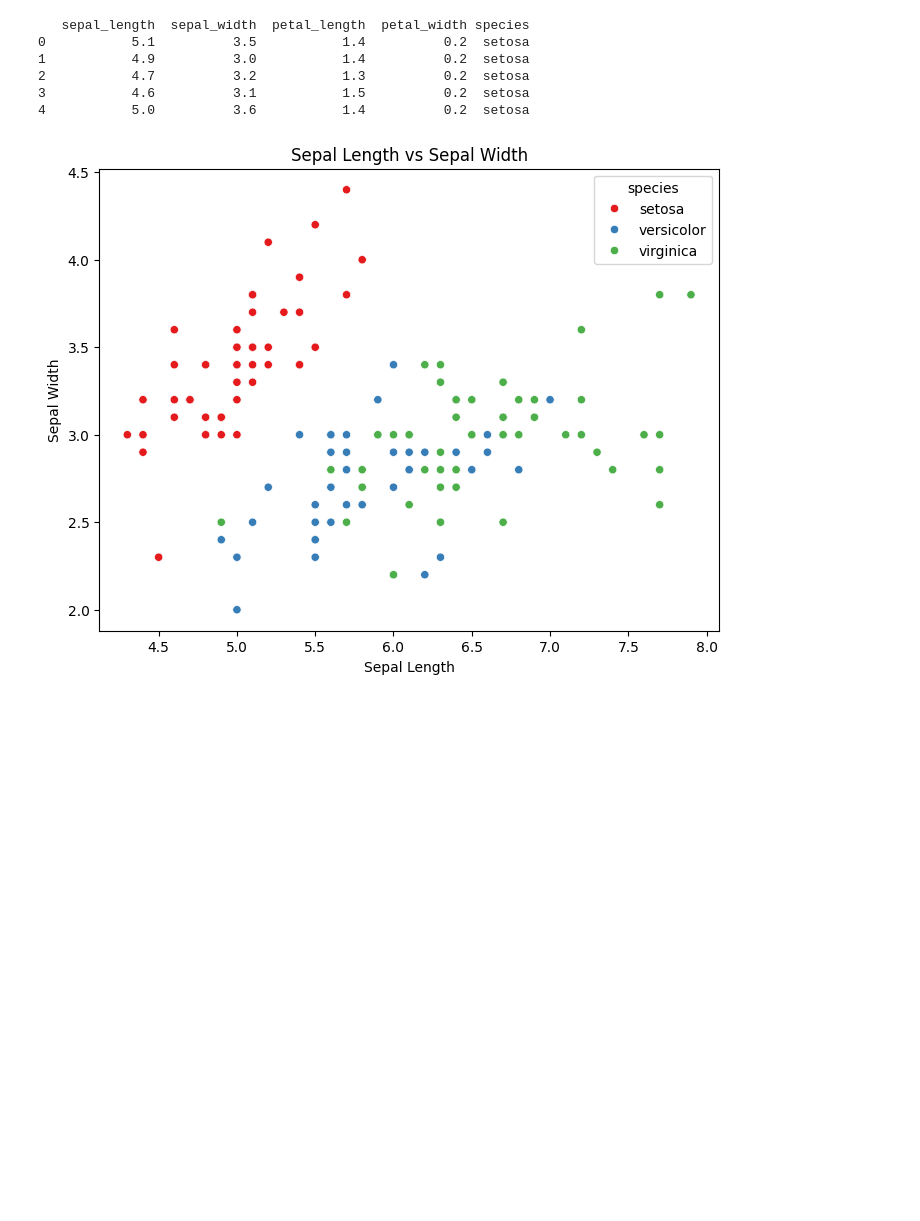
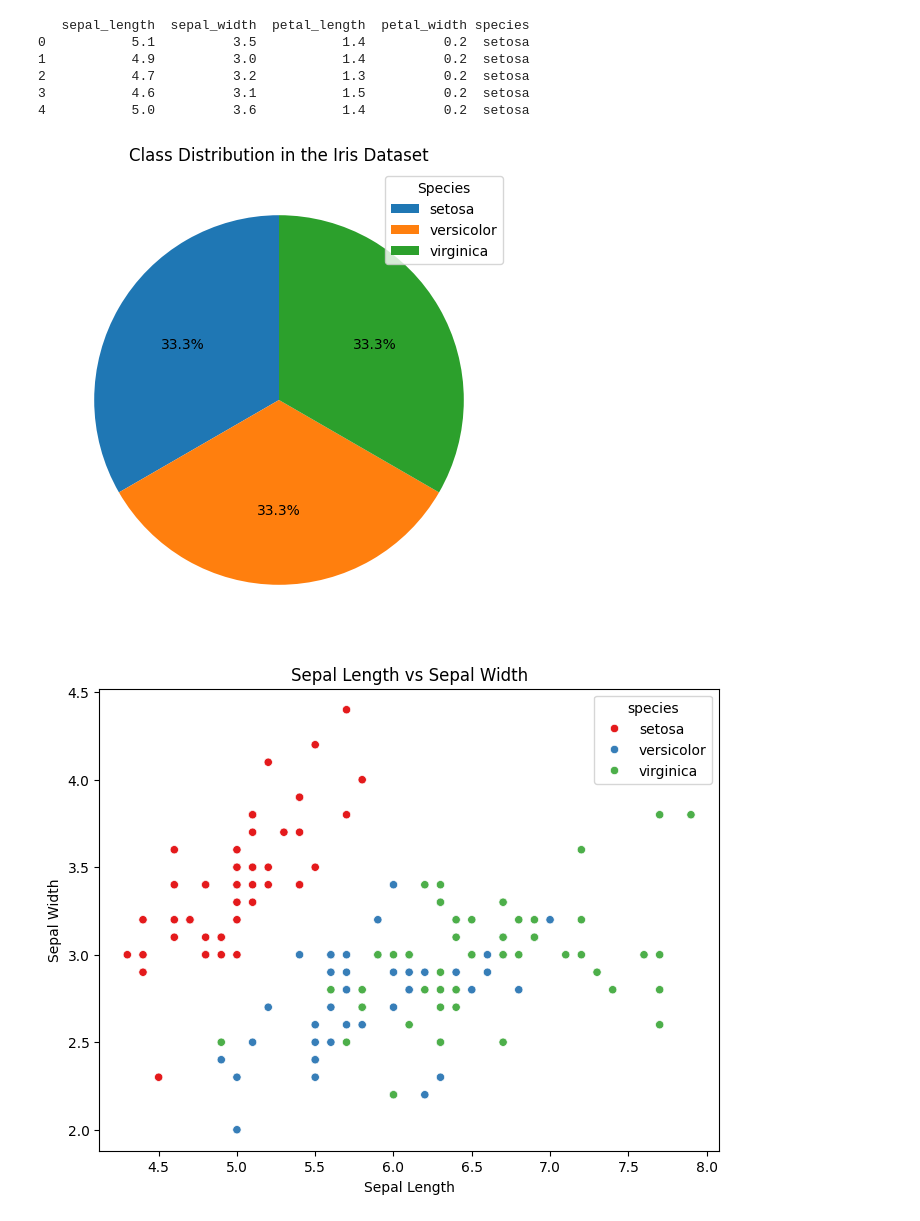
Before and after one commit to SergeyAkh/PCA, a Jupyter notebook: PCA.ipynb, the cells around one changed output. Cells and saved outputs as stored; diff of their text form; code cells hidden in the pictures; blank space fills up the shorter version.

```diff
--- a/PCA.ipynb
+++ b/PCA.ipynb
@@ -138,6 +138,21 @@ print(data.head())
 2           4.7          3.2           1.3          0.2  setosa
 3           4.6          3.1           1.5          0.2  setosa
 4           5.0          3.6           1.4          0.2  setosa
+# %%
+# Count the occurrences of each species
+species_counts = data['species'].value_counts()
+
+# Plot the pie chart
+plt.figure(figsize=(8, 6))
+plt.pie(species_counts, autopct='%1.1f%%', startangle=90)
+plt.legend(species_counts.index, title="Species", loc="best")
+# Set the title
+plt.title('Class Distribution in the Iris Dataset')
+
+# Show the plot
+plt.show()
+# %% [output]
+[figure, added]
 # %%
 plt.figure(figsize=(8,6))
 sns.scatterplot(data=data, x='sepal_length', y='sepal_width', hue='species', palette='Set1')
```
Also changed, not shown: parts of 4 cells of this notebook, 1 other file.
